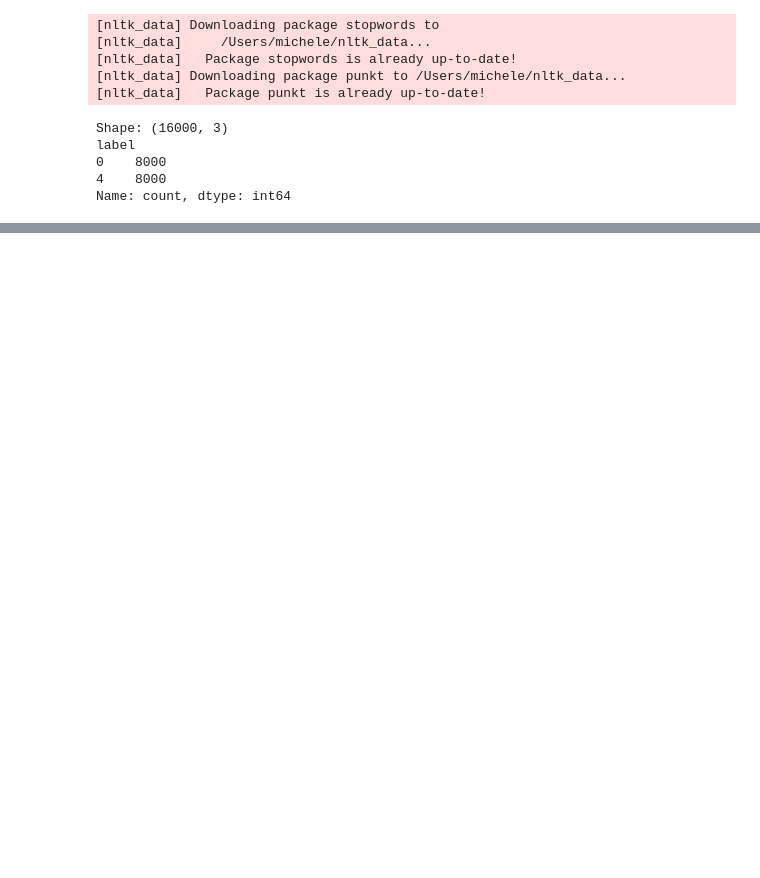
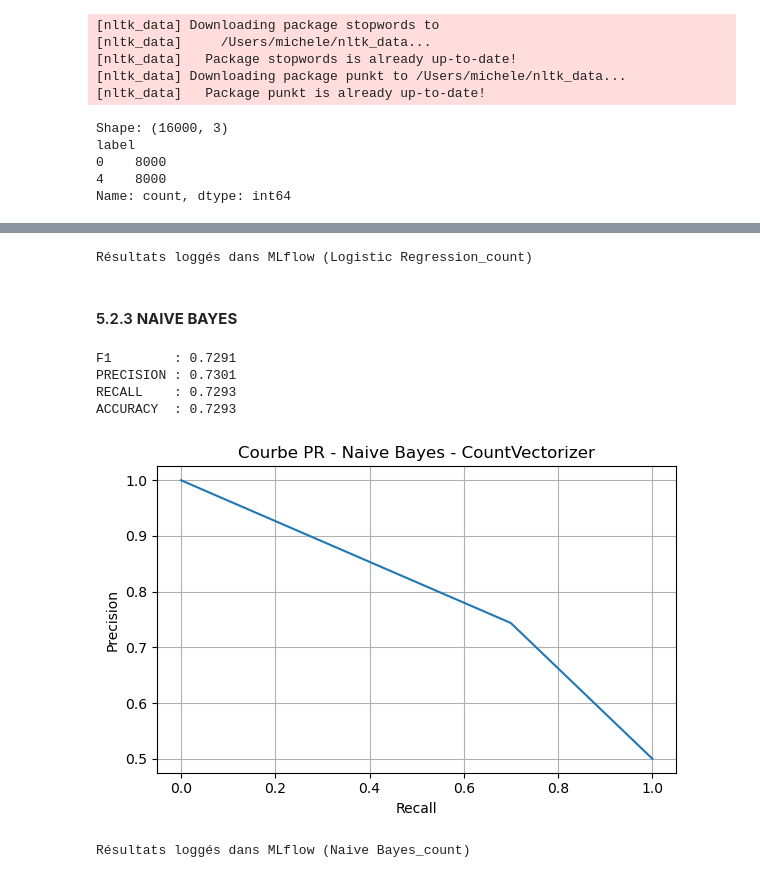
Before and after one commit to Michelita101/projet7-sentiment, a Jupyter notebook: notebooks/Dewerpe_Michèle_2_scripts_notebook_modélisation_092025.ipynb, the cells around one changed output, grey strips where cells are left out. Saved outputs shown, nothing was run; the diff lists cells and outputs as text; code cells hidden in the pictures; blank space fills up the shorter version.

```diff
--- a/notebooks/Dewerpe_Michèle_2_scripts_notebook_modélisation_092025.ipynb
+++ b/notebooks/Dewerpe_Michèle_2_scripts_notebook_modélisation_092025.ipynb
@@ -715,0 +1503,9 @@ __Ce que cette structuration garantit__ :
+# %%
+df = pd.read_parquet("../data/processed/tweets_16k_clean_lem.parquet")
+
+# Cible pour la modélisation
+y = df["label"]
+
+# Vérification
+print("__Shape dataset :", df.shape)
+print("__Label counts :\n", df["label"].value_counts())
@@ -715,0 +1590,31 @@ __Ce que cette structuration garantit__ :
+# %%
+log_results("Logistic Regression", "count", scores_logreg)
+# %% [output]
+Résultats loggés dans MLflow (Logistic Regression_count)
+# %% [markdown]
+#### 5.2.3 __NAIVE BAYES__
+# %%
+from sklearn.naive_bayes import MultinomialNB
+
+# Initialisation du modèle
+nb = MultinomialNB()
+
+# Évaluation + prédictions via validation croisée
+scores_nb, y_valid_pred_nb = evaluate_model_cv(nb, X_train, y_train.to_numpy())
+
+# Affichage structuré des métriques
+for metric, value in scores_nb.items():
+    print(f"{metric.upper():<10}: {round(value, 4)}")
+
+# Courbe précision-rappel
+plot_precision_recall_curve_cv(y_train, y_valid_pred_nb, title="Courbe PR - Naive Bayes - CountVectorizer")
+
+# Log des résultats dans tableau comparatif
+log_results("Naive Bayes", "count", scores_nb)
+# %% [output]
+F1        : 0.7291
+PRECISION : 0.7301
+RECALL    : 0.7293
+ACCURACY  : 0.7293
+[figure, added]
+Résultats loggés dans MLflow (Naive Bayes_count)
```
Also changed, not shown: parts of 80 cells of this notebook, 13 other files.
